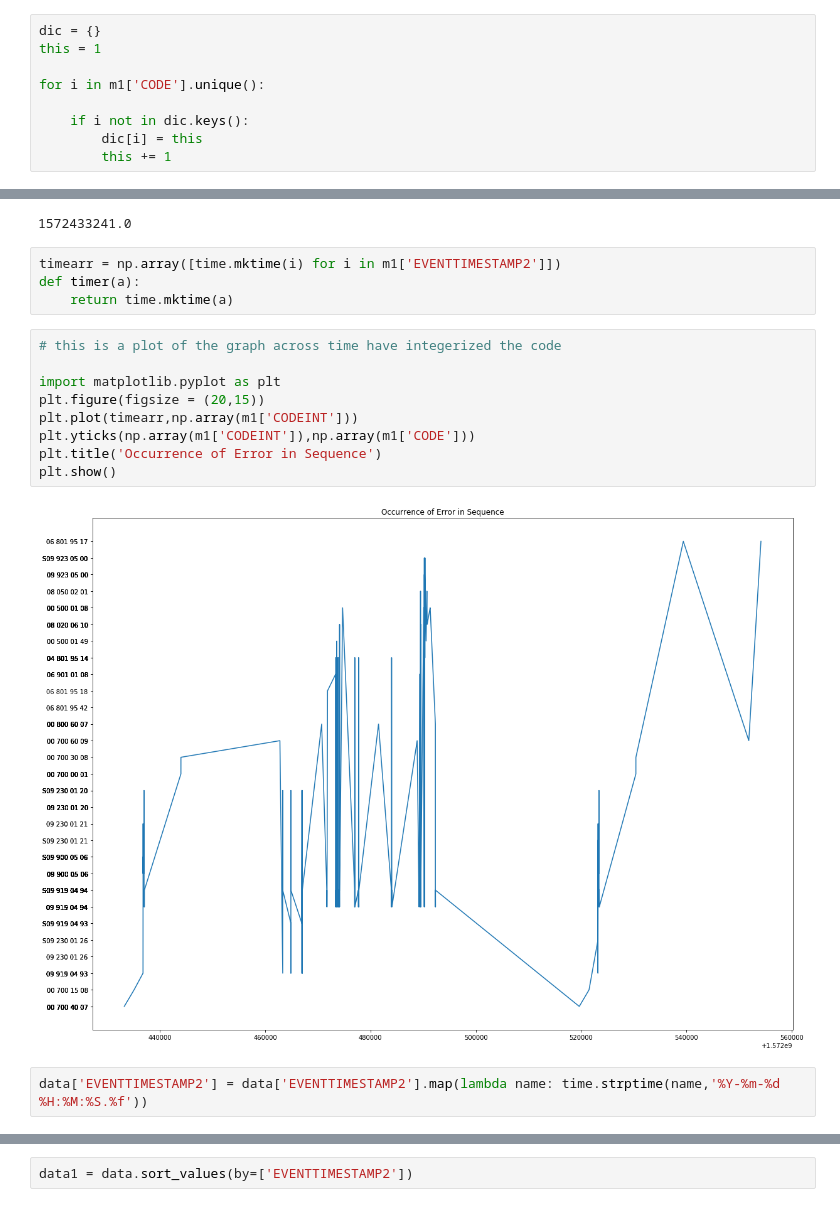
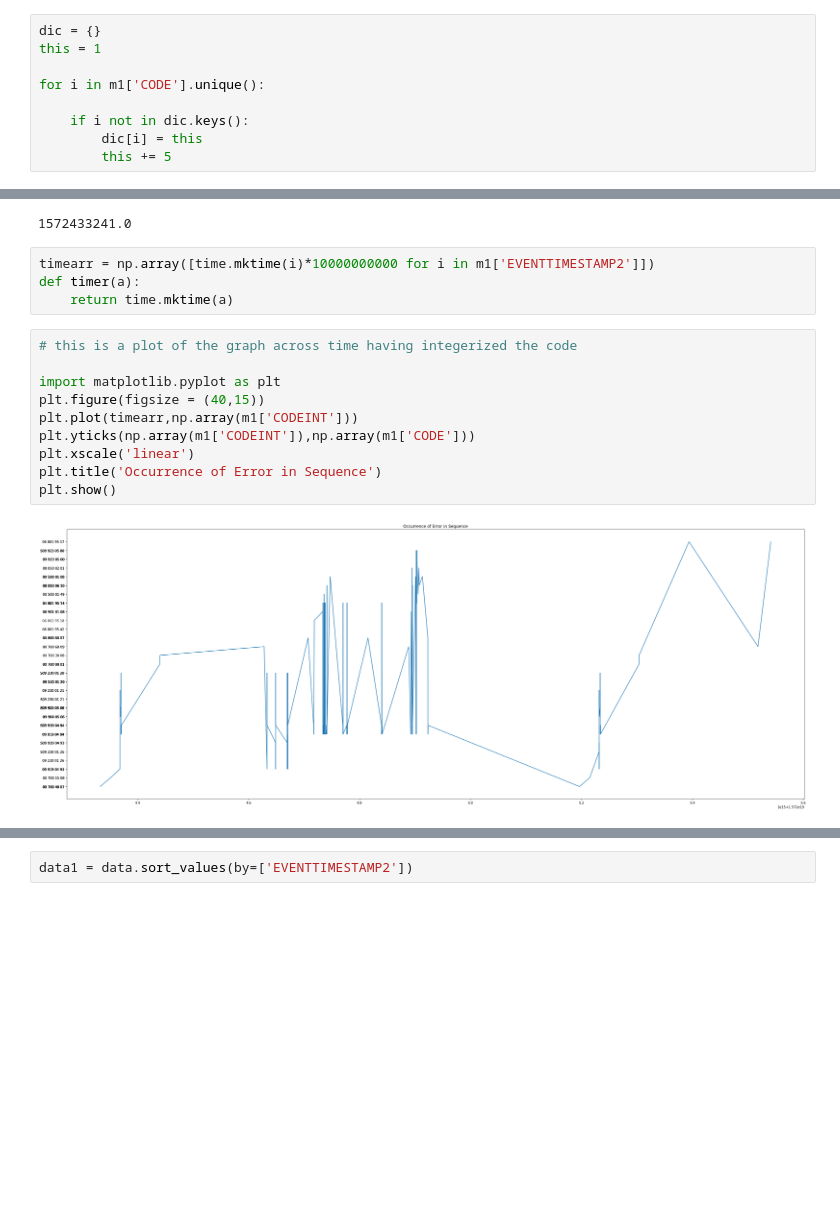
Before and after one commit to shivamt92/Siemens_Project, a Jupyter notebook: Siemens Project- Preprocessing.ipynb, the cells around one changed output, grey strips where cells are left out. Saved outputs shown, nothing was run; the diff lists cells and outputs as text; blank space fills up the shorter version.

Commit message:
Time series evaluation

```diff
--- a/Siemens Project- Preprocessing.ipynb
+++ b/Siemens Project- Preprocessing.ipynb
@@ -87,7 +87,7 @@ for i in m1['CODE'].unique():
 
     if i not in dic.keys():
         dic[i] = this
-        this += 1
+        this += 5
 # %%
 m1['CODEINT'] = m1['CODE'].map(lambda name: dic[name])
 # %% [output]
@@ -104,19 +104,18 @@ time.mktime(m1['EVENTTIMESTAMP2'].iloc[0])
 # %% [output]
 1572433241.0
 # %%
-timearr = np.array([time.mktime(i) for i in m1['EVENTTIMESTAMP2']])
+timearr = np.array([time.mktime(i)*10000000000 for i in m1['EVENTTIMESTAMP2']])
 def timer(a):
     return time.mktime(a)
 # %%
-# this is a plot of the graph across time have integerized the code
+# this is a plot of the graph across time having integerized the code
 
 import matplotlib.pyplot as plt
-plt.figure(figsize = (20,15))
+plt.figure(figsize = (40,15))
 plt.plot(timearr,np.array(m1['CODEINT']))
 plt.yticks(np.array(m1['CODEINT']),np.array(m1['CODE']))
+plt.xscale('linear')
 plt.title('Occurrence of Error in Sequence')
 plt.show()
 # %% [output]
-[figure, old version]
+[figure, new version]
-# %%
-data['EVENTTIMESTAMP2'] = data['EVENTTIMESTAMP2'].map(lambda name: time.strptime(name,'%Y-%m-%d %H:%M:%S.%f'))
```
Also changed, not shown: parts of 3 cells of this notebook.
